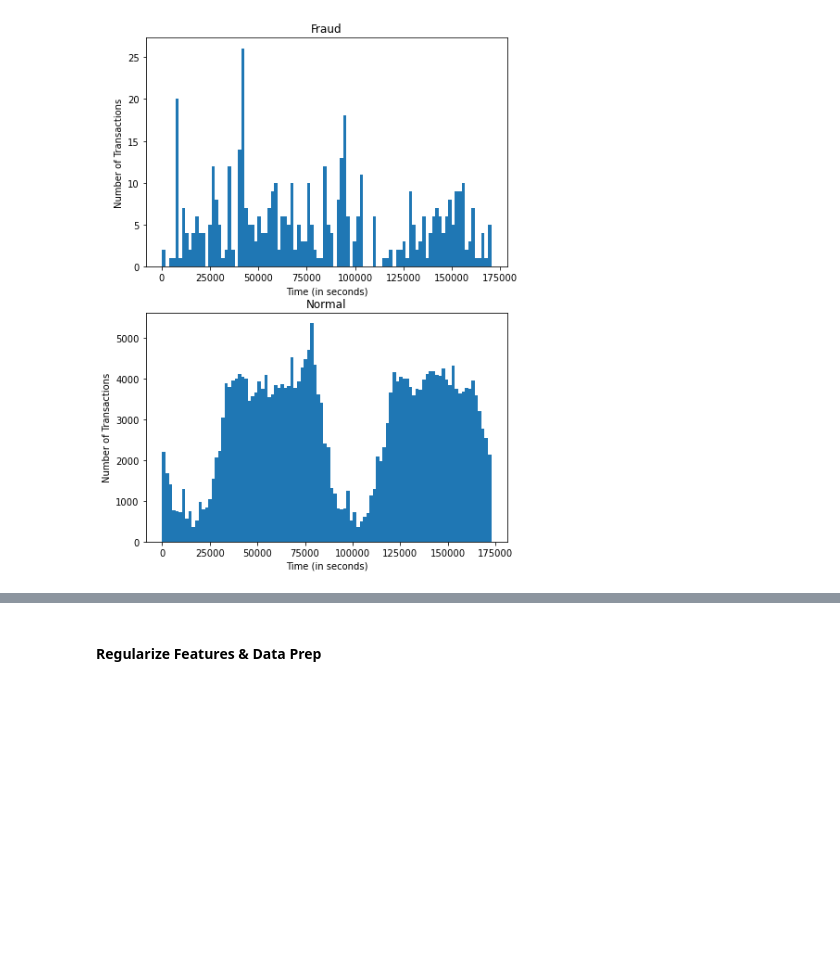
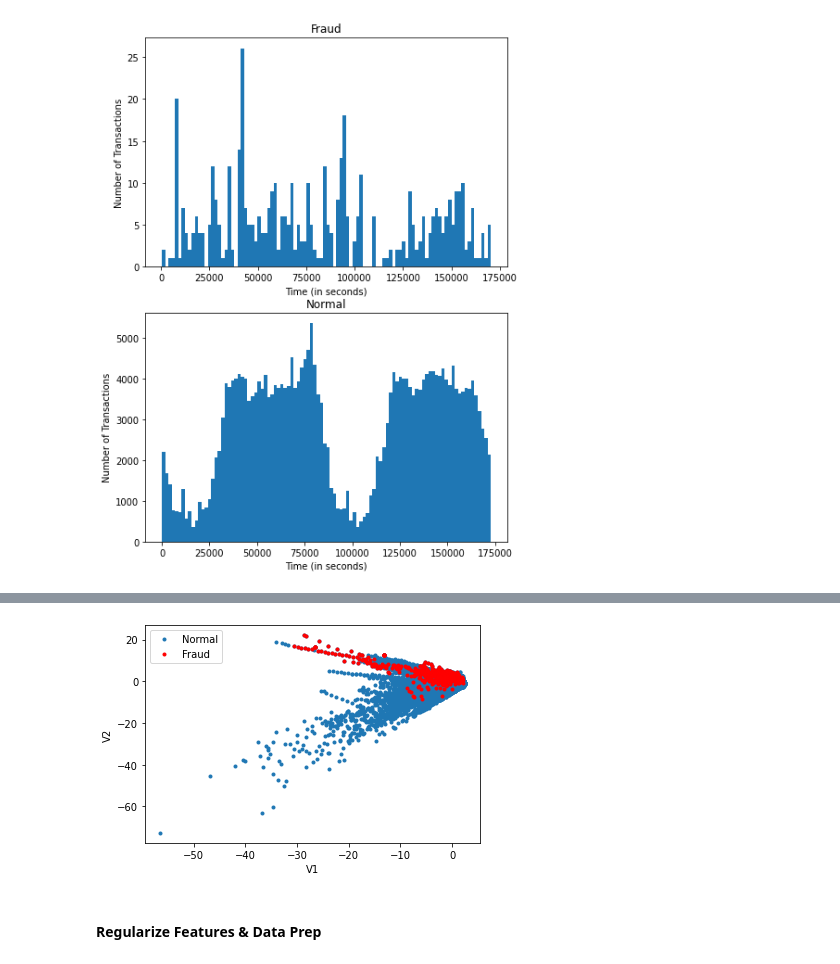
Before and after one commit to meuliano/ML_Credit_Card_Fraud_Detection, a Jupyter notebook: FraudDetection.ipynb, the cells around one changed output, grey strips where cells are left out. Saved outputs shown, nothing was run; the diff lists cells and outputs as text; code cells hidden in the pictures; blank space fills up the shorter version.

```diff
--- a/FraudDetection.ipynb
+++ b/FraudDetection.ipynb
@@ -101,3 +101,21 @@ plt.show()
+# %%
+y = data['Class']
+fraud_ix = np.argwhere(np.array(y==1))[:,0]
+v1_fraud = data['V1'][fraud_ix]
+v1 = data['V1']
+v2_fraud = data['V2'][fraud_ix]
+v2 = data['V2']
+
+fig = plt.figure()
+plt.plot(v1, v2, '.', label='Normal')
+plt.plot(v1_fraud, v2_fraud, 'r.', label ='Fraud')
+
+plt.xlabel('V1')
+plt.ylabel('V2')
+plt.legend()
+plt.show()
+# %% [output]
+[figure, added]
 # %% [markdown]
 #### Regularize Features & Data Prep
 # %%
```
Also changed, not shown: parts of 5 cells of this notebook.
